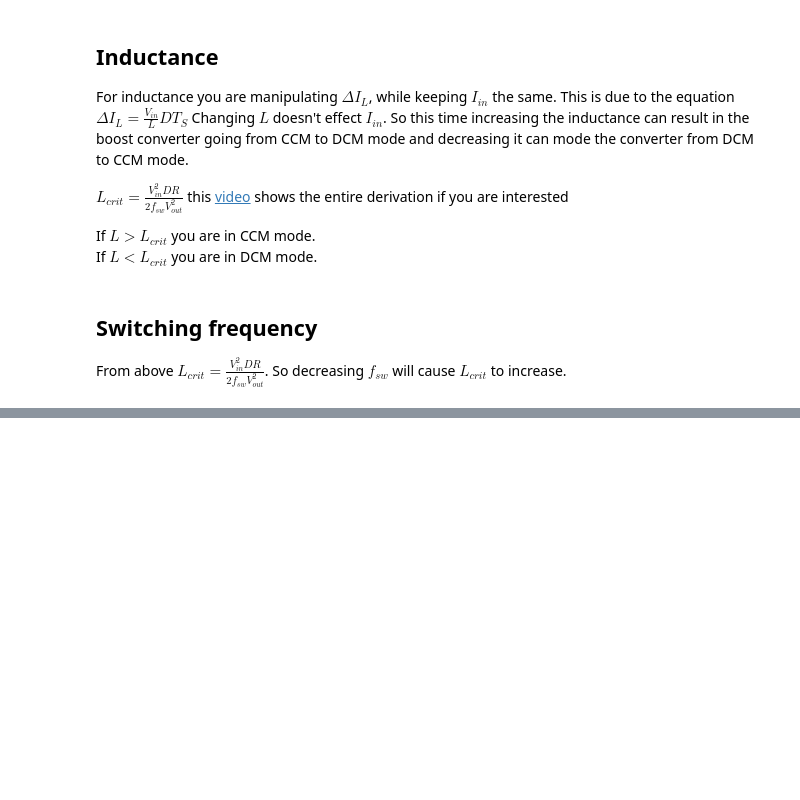
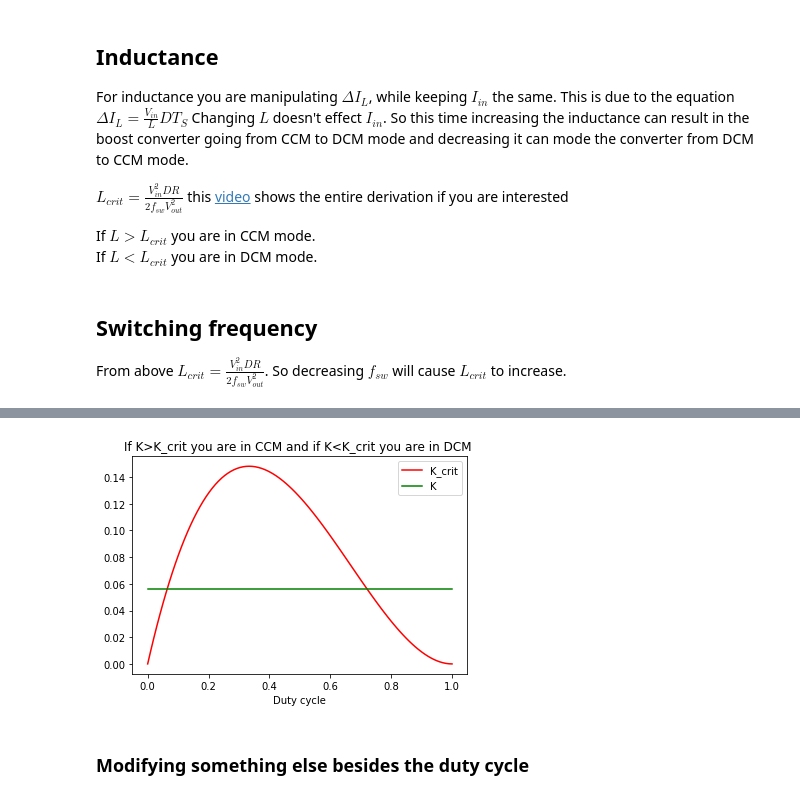
Before and after one commit to HDialani/Boost-converter, a Jupyter notebook: Basics_of_boost_converter/Basics_of_Boost_converter.ipynb, the cells around one changed output, grey strips where cells are left out. Drawn from its saved outputs; the diff is of its cells as text; code cells hidden in the pictures; blank space fills up the shorter version.

```diff
--- a/Basics_of_boost_converter/Basics_of_Boost_converter.ipynb
+++ b/Basics_of_boost_converter/Basics_of_Boost_converter.ipynb
@@ -488,0 +541,10 @@ Here $K_{crit}=D*(1-D)^2$ and $K=\frac{2Lf_{sw}}{R}$
+# %%
+L=0.75/1000
+F_s=5*10**3
+Load=400
+K=operation_mode(L,F_s,Load)
+plt.show()
+# %% [output]
+[figure, added]
+# %% [markdown]
+### Modifying something else besides the duty cycle
```
Also changed, not shown: parts of 11 cells of this notebook, 3 other files.
